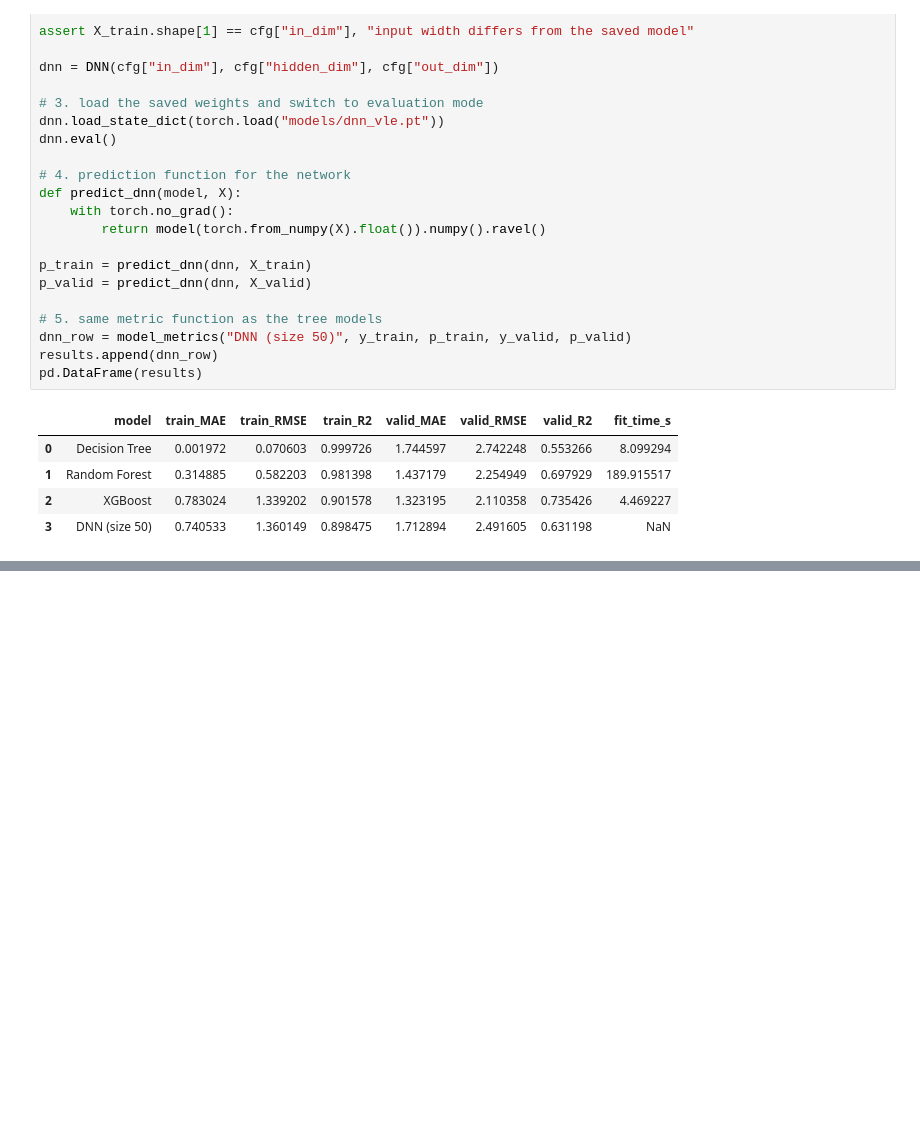
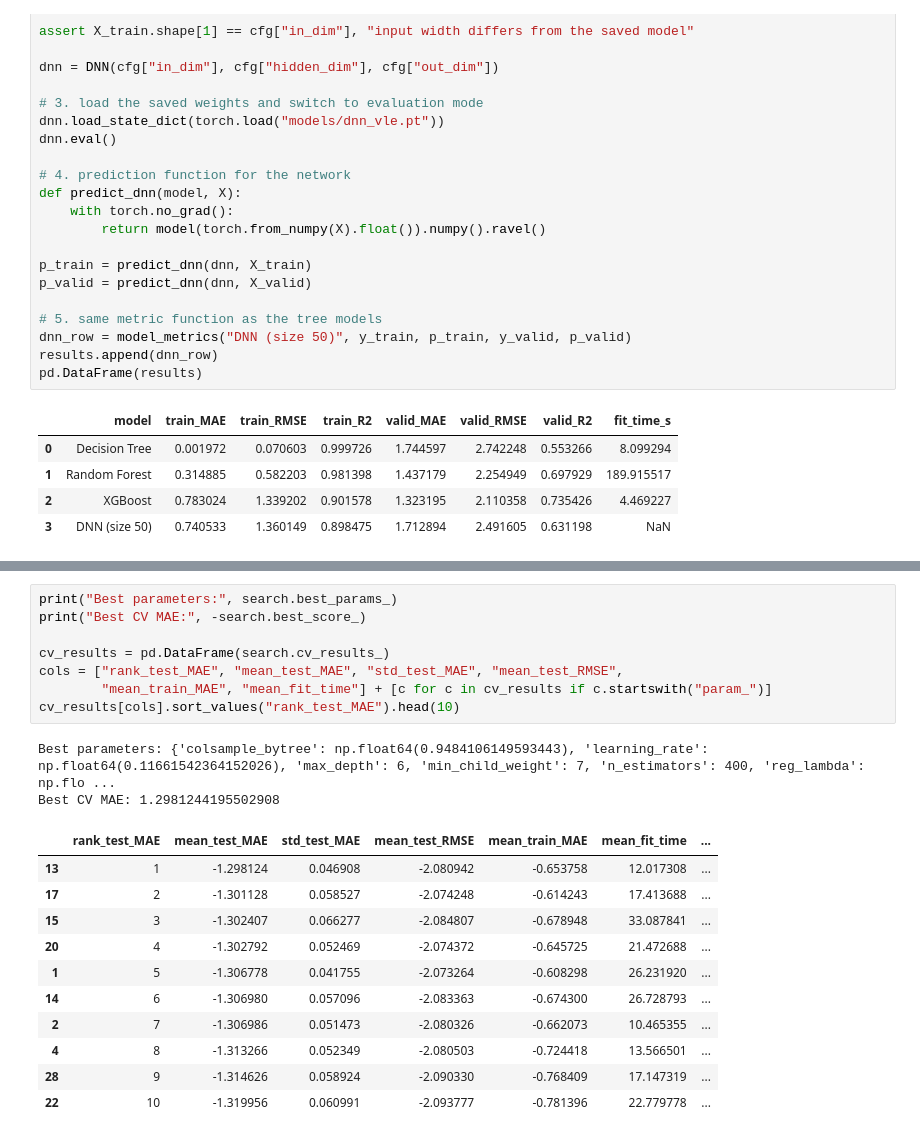
Before and after one commit to BoniYu/Deep-Neural-Network-for-VLE, a Jupyter notebook: notebook/other_models.ipynb, the cells around one changed output, grey strips where cells are left out. Cells and saved outputs as stored; diff of their text form; blank space fills up the shorter version.

```diff
--- a/notebook/other_models.ipynb
+++ b/notebook/other_models.ipynb
@@ -300,0 +377,22 @@ pd.DataFrame(results)
+# %%
+print("Best parameters:", search.best_params_)
+print("Best CV MAE:", -search.best_score_)
+
+cv_results = pd.DataFrame(search.cv_results_)
+cols = ["rank_test_MAE", "mean_test_MAE", "std_test_MAE", "mean_test_RMSE",
+        "mean_train_MAE", "mean_fit_time"] + [c for c in cv_results if c.startswith("param_")]
+cv_results[cols].sort_values("rank_test_MAE").head(10)
+# %% [output]
+Best parameters: {'colsample_bytree': np.float64(0.9484106149593443), 'learning_rate': np.float64(0.11661542364152026), 'max_depth': 6, 'min_child_weight': 7, 'n_estimators': 400, 'reg_lambda': np.flo ...
+Best CV MAE: 1.2981244195502908
+|  | rank_test_MAE | mean_test_MAE | std_test_MAE | mean_test_RMSE | mean_train_MAE | mean_fit_time | ... |
+| 13 | 1 | -1.298124 | 0.046908 | -2.080942 | -0.653758 | 12.017308 | ... |
+| 17 | 2 | -1.301128 | 0.058527 | -2.074248 | -0.614243 | 17.413688 | ... |
+| 15 | 3 | -1.302407 | 0.066277 | -2.084807 | -0.678948 | 33.087841 | ... |
+| 20 | 4 | -1.302792 | 0.052469 | -2.074372 | -0.645725 | 21.472688 | ... |
+| 1 | 5 | -1.306778 | 0.041755 | -2.073264 | -0.608298 | 26.231920 | ... |
+| 14 | 6 | -1.306980 | 0.057096 | -2.083363 | -0.674300 | 26.728793 | ... |
+| 2 | 7 | -1.306986 | 0.051473 | -2.080326 | -0.662073 | 10.465355 | ... |
+| 4 | 8 | -1.313266 | 0.052349 | -2.080503 | -0.724418 | 13.566501 | ... |
+| 28 | 9 | -1.314626 | 0.058924 | -2.090330 | -0.768409 | 17.147319 | ... |
+| 22 | 10 | -1.319956 | 0.060991 | -2.093777 | -0.781396 | 22.779778 | ... |
```
Also changed, not shown: parts of 10 cells of this notebook, 3 other files.
